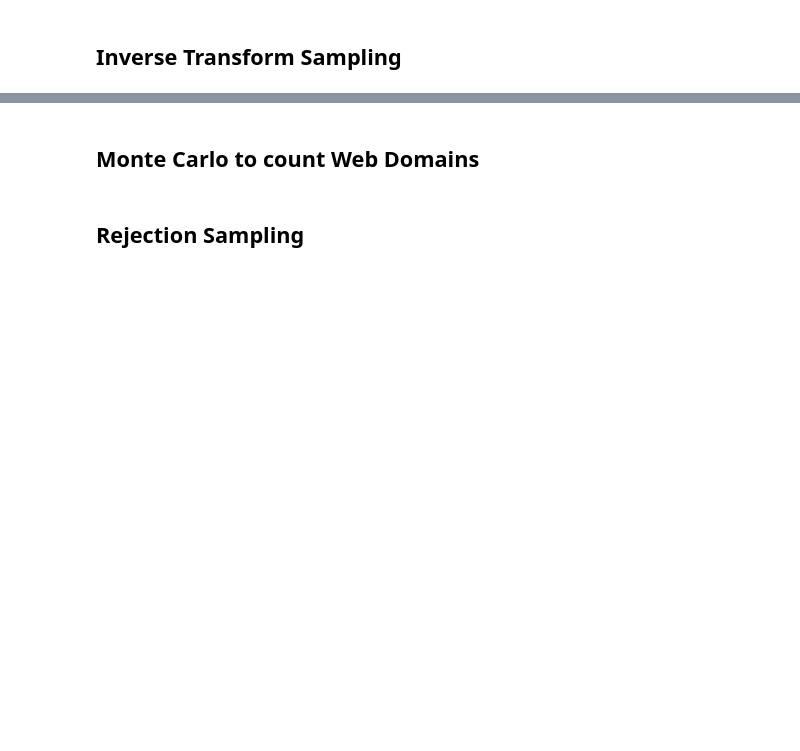
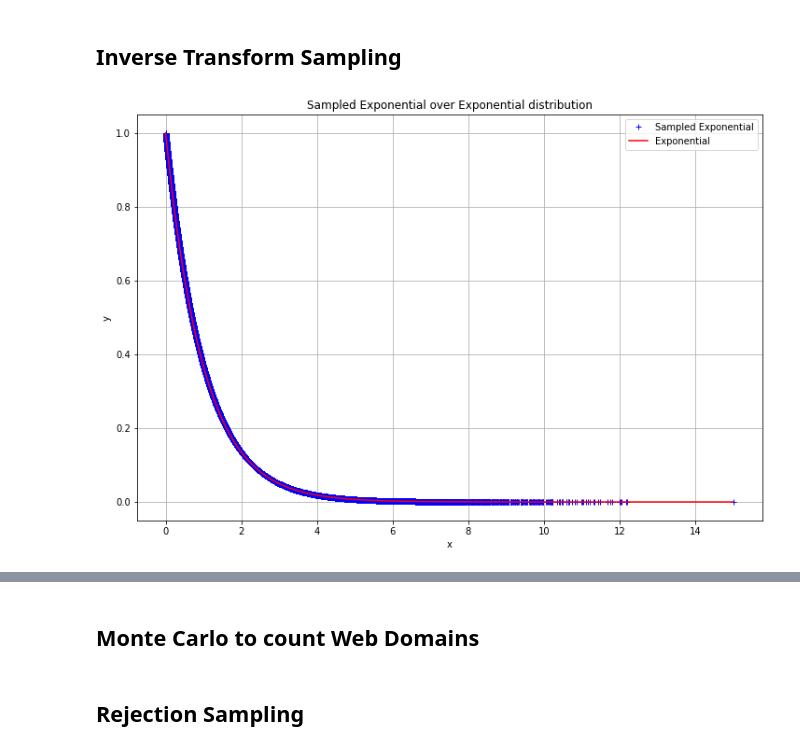
Before and after one commit to gabrielvieira37/PESC-COPPE, a Jupyter notebook: MCMC/McMc_homework3.ipynb, the cells around one changed output, grey strips where cells are left out. Cells and saved outputs as stored; diff of their text form; code cells hidden in the pictures; blank space fills up the shorter version.

```diff
--- a/MCMC/McMc_homework3.ipynb
+++ b/MCMC/McMc_homework3.ipynb
@@ -14,5 +141,43 @@ import gc
 # %% [markdown]
 ## Inverse Transform Sampling
-# %%
-def exp_inv_sampling(n):
-    pass
+# %%
+def exp_inv_sampling(n, lmbda):
+    """
+    Inverse transform sampling
+    of exponential distribution
+
+    Parameters
+    ----------
+    n : int
+        Number of samples
+
+    lmbda : float
+        Exponential parameter lambda
+
+    Returns
+    -------
+    samples : list
+        List of samples
+
+    """
+    np.random.seed(1)
+    u = np.random.uniform(size=n)
+    samples = np.log(u)/(-lmbda)
+    return samples
+# %%
+lmbda = 1
+# 10^6 samples
+samples = exp_inv_sampling(10**6, lmbda)
+# %%
+x = np.linspace(0, 15, 1000)
+plt.figure(figsize=(12,8))
+plt.title('Sampled Exponential over Exponential distribution')
+plt.ylabel('y')
+plt.xlabel('x')
+plt.plot(samples , expon.pdf(samples), 'b+', label='Sampled Exponential')
+plt.plot(x , expon.pdf(x), 'r', label='Exponential')
+plt.grid()
+plt.legend()
+plt.show()
+# %% [output]
+[figure, added]
```
Also changed, not shown: parts of 17 cells of this notebook.
